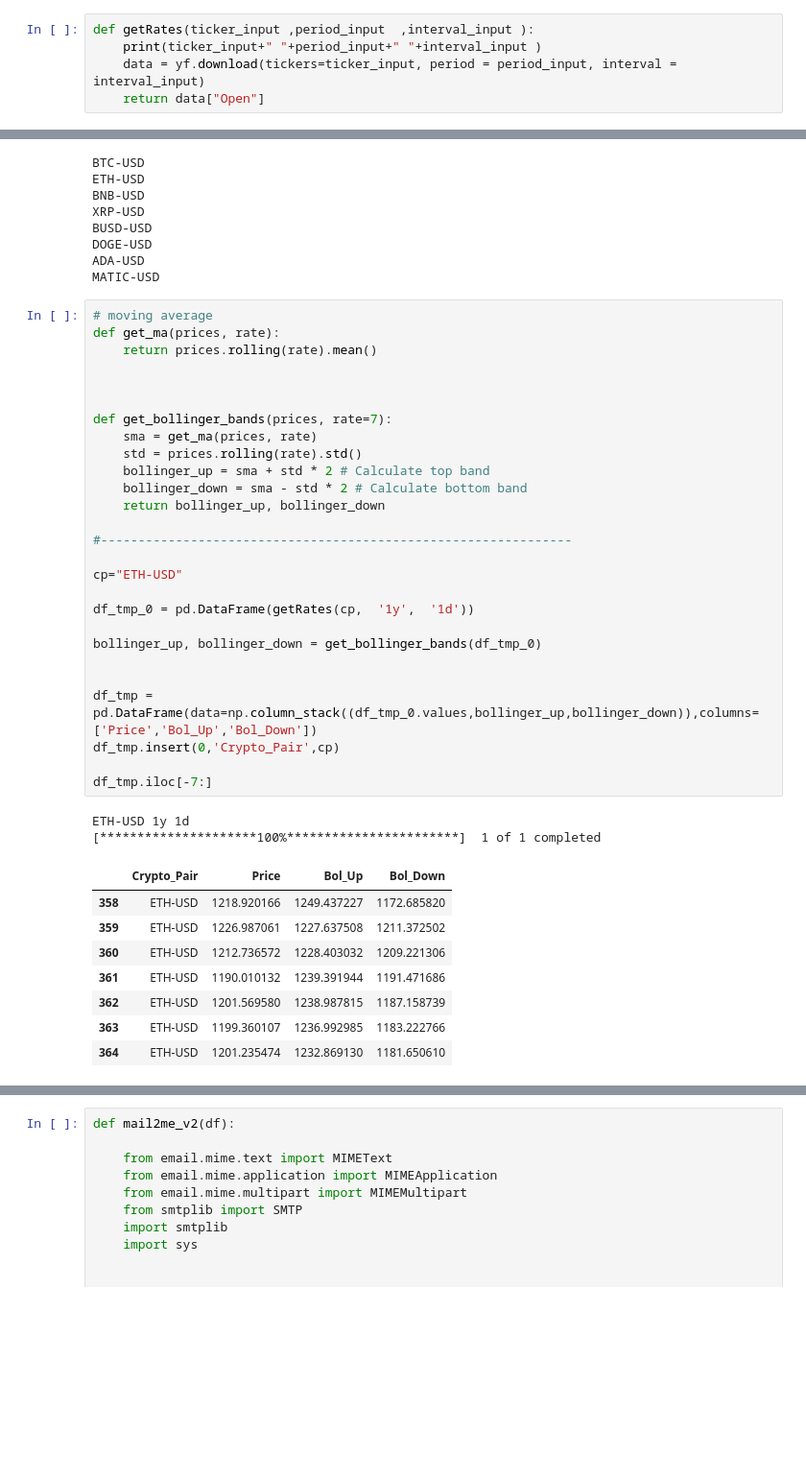
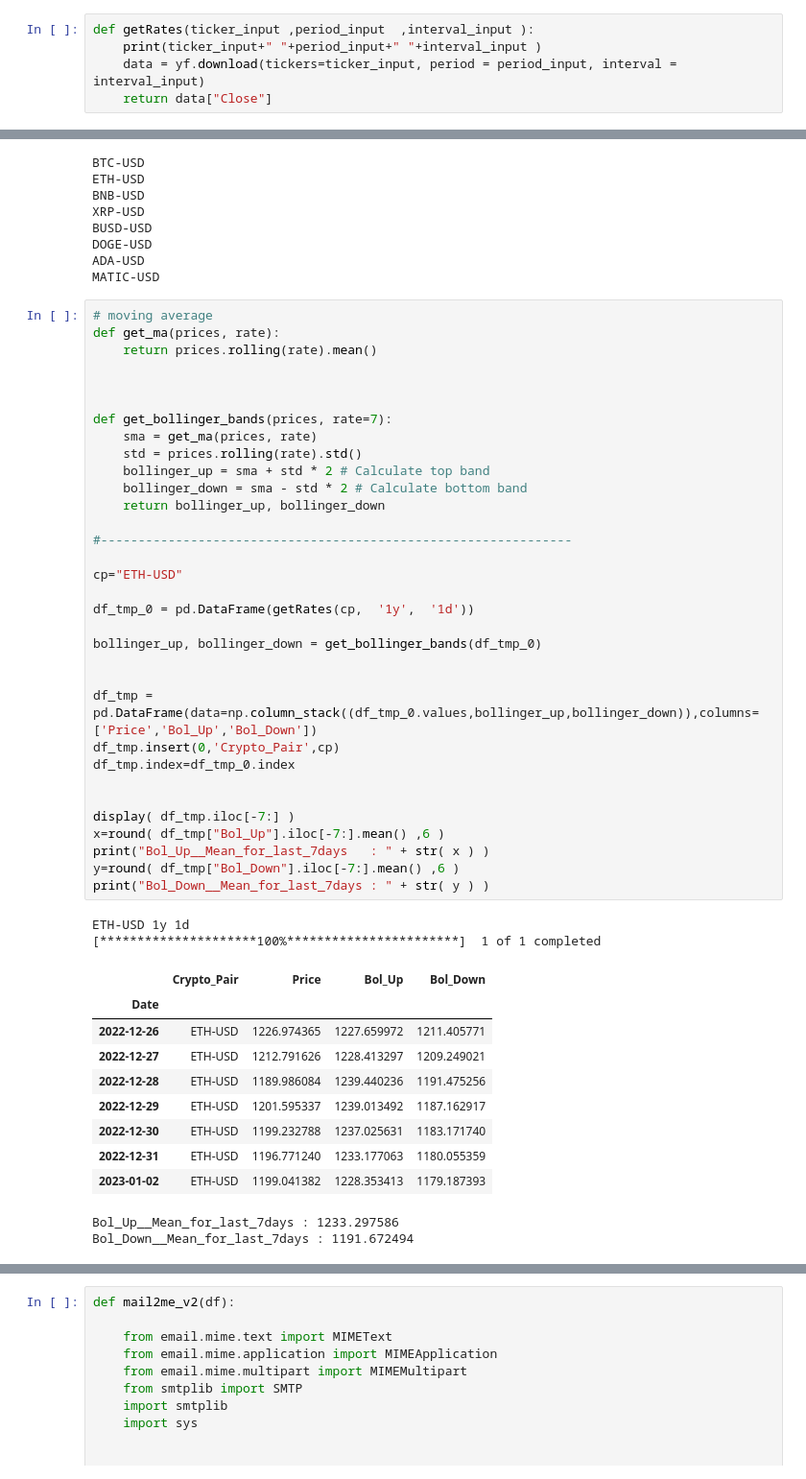
Before and after one commit to ozukun/Crypto_Project, a Jupyter notebook: Crypto_Main.ipynb, the cells around one changed output, grey strips where cells are left out. Shown at 96% size. Drawn from its saved outputs; the diff is of its cells as text; blank space fills up the shorter version.

```diff
--- a/Crypto_Main.ipynb
+++ b/Crypto_Main.ipynb
@@ -57,7 +54,7 @@ from yahooquery import Screener
 def getRates(ticker_input ,period_input  ,interval_input ):
     print(ticker_input+" "+period_input+" "+interval_input )
     data = yf.download(tickers=ticker_input, period = period_input, interval = interval_input)
-    return data["Open"]
+    return data["Close"]
 # %%
 def getPercChange(d):
     x=round(d.head(1),6).values
@@ -124,41 +121,50 @@ MATIC-USD
 # %%
 # moving average
 def get_ma(prices, rate):
     return prices.rolling(rate).mean()
 
 
 
 def get_bollinger_bands(prices, rate=7):
     sma = get_ma(prices, rate)
     std = prices.rolling(rate).std()
     bollinger_up = sma + std * 2 # Calculate top band
     bollinger_down = sma - std * 2 # Calculate bottom band
     return bollinger_up, bollinger_down
 
 #---------------------------------------------------------------
 
 cp="ETH-USD"
 
 df_tmp_0 = pd.DataFrame(getRates(cp,  '1y',  '1d'))
 
 bollinger_up, bollinger_down = get_bollinger_bands(df_tmp_0)
 
 
 df_tmp = pd.DataFrame(data=np.column_stack((df_tmp_0.values,bollinger_up,bollinger_down)),columns=['Price','Bol_Up','Bol_Down'])
 df_tmp.insert(0,'Crypto_Pair',cp)
+df_tmp.index=df_tmp_0.index
 
-df_tmp.iloc[-7:]
+
+display( df_tmp.iloc[-7:] )
+x=round( df_tmp["Bol_Up"].iloc[-7:].mean() ,6 )
+print("Bol_Up__Mean_for_last_7days   : " + str( x ) )
+y=round( df_tmp["Bol_Down"].iloc[-7:].mean() ,6 )
+print("Bol_Down__Mean_for_last_7days : " + str( y ) )
 # %% [output]
 ETH-USD 1y 1d
 [*********************100%***********************]  1 of 1 completed
 |  | Crypto_Pair | Price | Bol_Up | Bol_Down |
-| 358 | ETH-USD | 1218.920166 | 1249.437227 | 1172.685820 |
-| 359 | ETH-USD | 1226.987061 | 1227.637508 | 1211.372502 |
-| 360 | ETH-USD | 1212.736572 | 1228.403032 | 1209.221306 |
-| 361 | ETH-USD | 1190.010132 | 1239.391944 | 1191.471686 |
-| 362 | ETH-USD | 1201.569580 | 1238.987815 | 1187.158739 |
-| 363 | ETH-USD | 1199.360107 | 1236.992985 | 1183.222766 |
-| 364 | ETH-USD | 1201.235474 | 1232.869130 | 1181.650610 |
+| Date |  |  |  |  |
+| 2022-12-26 | ETH-USD | 1226.974365 | 1227.659972 | 1211.405771 |
+| 2022-12-27 | ETH-USD | 1212.791626 | 1228.413297 | 1209.249021 |
+| 2022-12-28 | ETH-USD | 1189.986084 | 1239.440236 | 1191.475256 |
+| 2022-12-29 | ETH-USD | 1201.595337 | 1239.013492 | 1187.162917 |
+| 2022-12-30 | ETH-USD | 1199.232788 | 1237.025631 | 1183.171740 |
+| 2022-12-31 | ETH-USD | 1196.771240 | 1233.177063 | 1180.055359 |
+| 2023-01-02 | ETH-USD | 1199.041382 | 1228.353413 | 1179.187393 |
+Bol_Up__Mean_for_last_7days : 1233.297586
+Bol_Down__Mean_for_last_7days : 1191.672494
 # %%
 Crypto_Pairs=["BTC-USD","ETH-USD"]
 
```
Also changed, not shown: parts of 5 cells of this notebook.
